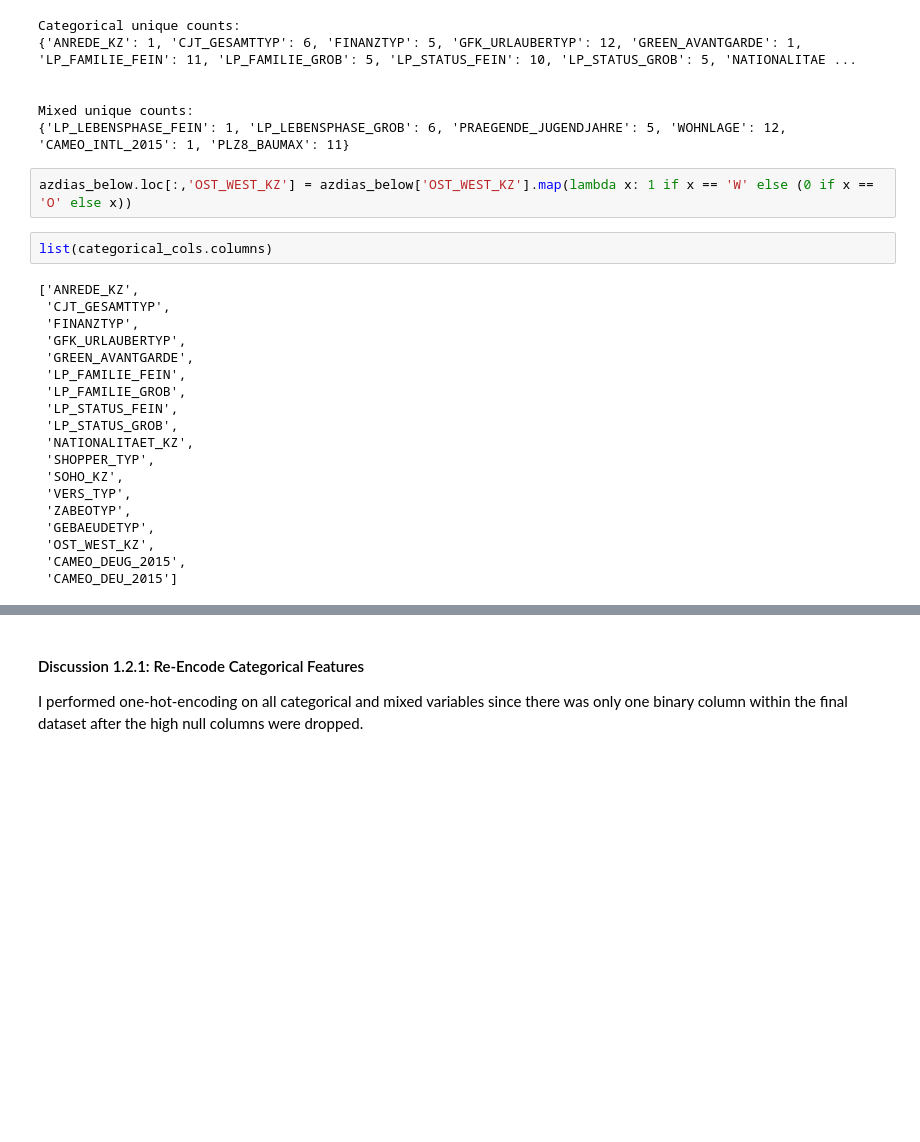
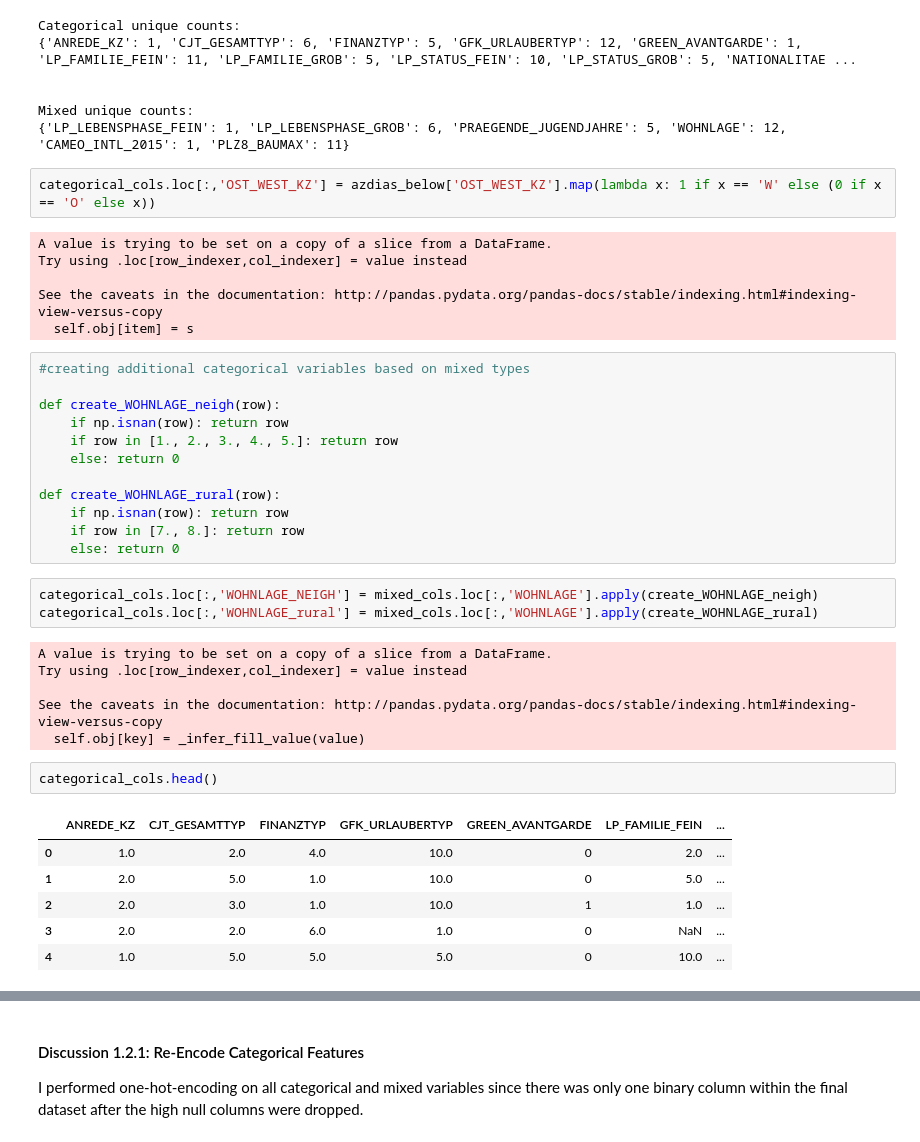
Before and after one commit to BradEvanDavis/CustomerSegmentation, a Jupyter notebook: Identify_Customer_Segments.ipynb, the cells around one changed output, grey strips where cells are left out. Drawn from its saved outputs; the diff is of its cells as text; blank space fills up the shorter version.

```diff
--- a/Identify_Customer_Segments.ipynb
+++ b/Identify_Customer_Segments.ipynb
@@ -330,26 +330,41 @@ Categorical unique counts:
 Mixed unique counts:
 {'LP_LEBENSPHASE_FEIN': 1, 'LP_LEBENSPHASE_GROB': 6, 'PRAEGENDE_JUGENDJAHRE': 5, 'WOHNLAGE': 12, 'CAMEO_INTL_2015': 1, 'PLZ8_BAUMAX': 11}
 # %%
-azdias_below.loc[:,'OST_WEST_KZ'] = azdias_below['OST_WEST_KZ'].map(lambda x: 1 if x == 'W' else (0 if x == 'O' else x))
+categorical_cols.loc[:,'OST_WEST_KZ'] = azdias_below['OST_WEST_KZ'].map(lambda x: 1 if x == 'W' else (0 if x == 'O' else x))
+# %% [output]
+A value is trying to be set on a copy of a slice from a DataFrame.
+Try using .loc[row_indexer,col_indexer] = value instead
+
+See the caveats in the documentation: http://pandas.pydata.org/pandas-docs/stable/indexing.html#indexing-view-versus-copy
+  self.obj[item] = s
-# %%
-list(categorical_cols.columns)
-# %% [output]
-['ANREDE_KZ',
- 'CJT_GESAMTTYP',
- 'FINANZTYP',
- 'GFK_URLAUBERTYP',
- 'GREEN_AVANTGARDE',
- 'LP_FAMILIE_FEIN',
- 'LP_FAMILIE_GROB',
- 'LP_STATUS_FEIN',
- 'LP_STATUS_GROB',
- 'NATIONALITAET_KZ',
- 'SHOPPER_TYP',
- 'SOHO_KZ',
- 'VERS_TYP',
- 'ZABEOTYP',
- 'GEBAEUDETYP',
- 'OST_WEST_KZ',
- 'CAMEO_DEUG_2015',
- 'CAMEO_DEU_2015']
+# %%
+#creating additional categorical variables based on mixed types
+
+def create_WOHNLAGE_neigh(row):
+    if np.isnan(row): return row
+    if row in [1., 2., 3., 4., 5.]: return row
+    else: return 0
+
+def create_WOHNLAGE_rural(row):
+    if np.isnan(row): return row
+    if row in [7., 8.]: return row
+    else: return 0
+# %%
+categorical_cols.loc[:,'WOHNLAGE_NEIGH'] = mixed_cols.loc[:,'WOHNLAGE'].apply(create_WOHNLAGE_neigh)
+categorical_cols.loc[:,'WOHNLAGE_rural'] = mixed_cols.loc[:,'WOHNLAGE'].apply(create_WOHNLAGE_rural)
+# %% [output]
+A value is trying to be set on a copy of a slice from a DataFrame.
+Try using .loc[row_indexer,col_indexer] = value instead
+
+See the caveats in the documentation: http://pandas.pydata.org/pandas-docs/stable/indexing.html#indexing-view-versus-copy
+  self.obj[key] = _infer_fill_value(value)
+# %%
+categorical_cols.head()
+# %% [output]
+|  | ANREDE_KZ | CJT_GESAMTTYP | FINANZTYP | GFK_URLAUBERTYP | GREEN_AVANTGARDE | LP_FAMILIE_FEIN | ... |
+| 0 | 1.0 | 2.0 | 4.0 | 10.0 | 0 | 2.0 | ... |
+| 1 | 2.0 | 5.0 | 1.0 | 10.0 | 0 | 5.0 | ... |
+| 2 | 2.0 | 3.0 | 1.0 | 10.0 | 1 | 1.0 | ... |
+| 3 | 2.0 | 2.0 | 6.0 | 1.0 | 0 | NaN | ... |
+| 4 | 1.0 | 5.0 | 5.0 | 5.0 | 0 | 10.0 | ... |
 # %%
```
Also changed, not shown: parts of 51 cells of this notebook.
